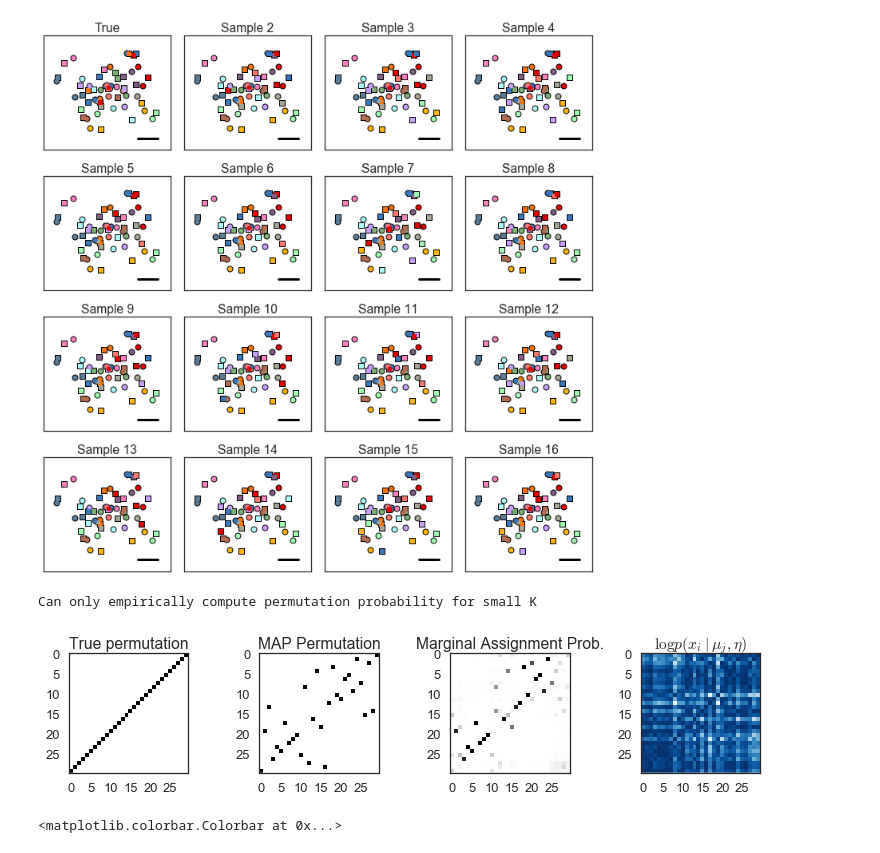
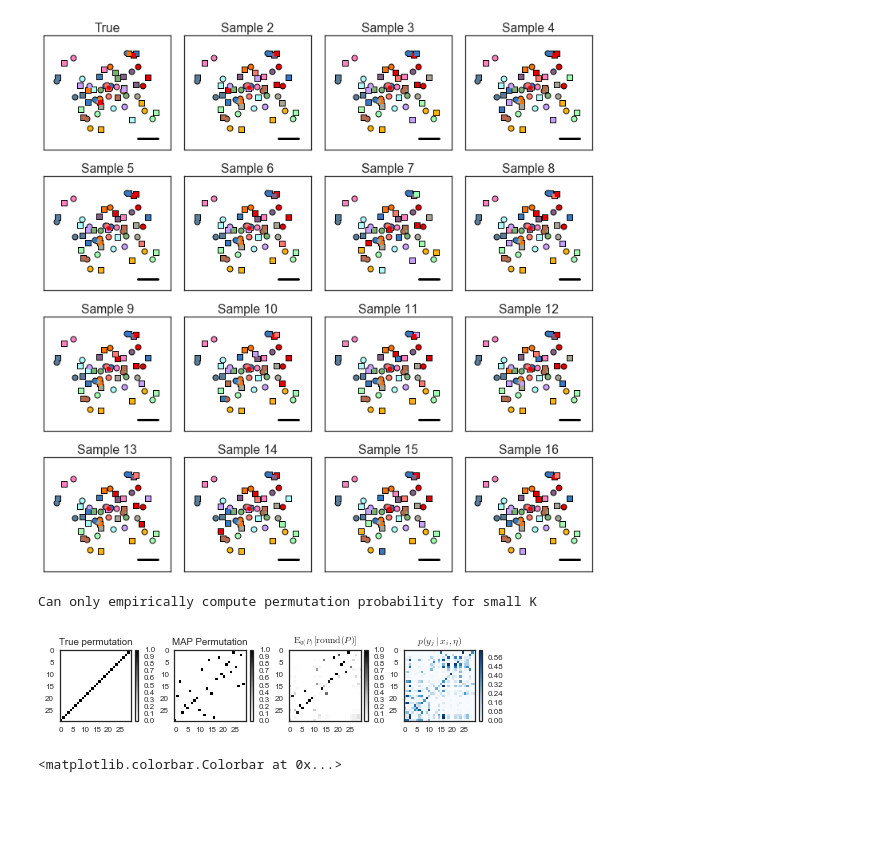
Before and after one commit to slinderman/birkhoff, a Jupyter notebook: notebooks/2017-02-14 matching experiment.ipynb, the cells around one changed output. Drawn from its saved outputs; the diff is of its cells as text; code cells hidden in the pictures; blank space fills up the shorter version.

Commit message:
a few updates to the plots

```diff
--- a/notebooks/2017-02-14 matching experiment.ipynb
+++ b/notebooks/2017-02-14 matching experiment.ipynb
@@ -27,6 +28,8 @@ color_names = ["red",
                "mint",
                "salmon"]
 colors = sns.xkcd_palette(color_names)
+sns.set_style("white")
+sns.set_context("paper")
 
 from scipy.optimize import linear_sum_assignment
 
@@ -120,7 +123,8 @@ plt.yticks([])
 score = np.zeros((K, K))
 for i in range(K):
     for j in range(K):
-        score[i,j] = -0.5 * np.sum((ys[j] - xs[i])**2) / eta**2
+#         score[i,j] = -0.5 * np.sum((ys[j] - xs[i])**2) / eta**2
+        score[i,j] = np.sum(gaussian_logp(ys[j], xs[i], eta))
 row, col = linear_sum_assignment(-score)
 P_map = np.zeros((K, K))
 P_map[row, col] = 1
@@ -314,37 +318,58 @@ Can only empirically compute permutation probability for small K
 # %%
 class_inf = np.zeros((K, K))
 
 N_sample = 1000
 for s in range(N_sample):
     Psi_sample = q_mu + npr.randn(K - 1, K - 1) * q_sigma
     B_sample = psi_to_birkhoff(logistic(Psi_sample / temperature(num_adam_iters)))
     P_sample = birkhoff_to_perm(B_sample)
     class_inf += P_sample
 
 class_inf /= float(N_sample)
 
-plt.figure()
-plt.subplot(141)
-plt.imshow(P_true, interpolation="none")
+fig = plt.figure(figsize=(6.5,2.))
+ax1 = plt.subplot(141)
+im1 = plt.imshow(P_true, interpolation="nearest")
 plt.title("True permutation")
 
-plt.subplot(142)
-plt.imshow(P_map, interpolation="none")
+divider = make_axes_locatable(ax1)
+cb1 = divider.new_horizontal(size="5%", pad=0.05)
+fig.add_axes(cb1)
+plt.colorbar(im1, cax=cb1)
+
+ax2 = plt.subplot(142)
+im2 = plt.imshow(P_map, interpolation="nearest")
 plt.title("MAP Permutation")
 
-plt.subplot(143)
-plt.imshow(class_inf, interpolation="none")
-plt.title("Marginal Assignment Prob.")
+divider = make_axes_locatable(ax2)
+cb2 = divider.new_horizontal(size="5%", pad=0.05)
+fig.add_axes(cb2)
+plt.colorbar(im2, cax=cb2)
 
-plt.subplot(144)
-plt.imshow(score, interpolation="none",cmap="Blues")
+ax3 = plt.subplot(143)
+im3 = plt.imshow(class_inf, vmin=0, vmax=1, interpolation="nearest")
+ax3.set_title("$\mathrm{E}_{q(P)}[\mathrm{round}(P)]$")
 
-plt.title("$\\log{ } p(y_j \\mid \\x_i, \\eta)$")
-# plt.colorbar()
+divider = make_axes_locatable(ax3)
+cb3 = divider.new_horizontal(size="5%", pad=0.05)
+fig.add_axes(cb3)
+plt.colorbar(im3, cax=cb3)
 
-plt.tight_layout()
+ax4 = plt.subplot(144)
+im4 = plt.imshow(np.exp(score), interpolation="nearest",cmap="Blues")
+ax4.set_title("$p(y_j \\mid x_i, \\eta)$")
+
+divider = make_axes_locatable(ax4)
+cb4 = divider.new_horizontal(size="5%", pad=0.05)
+fig.add_axes(cb4)
+plt.colorbar(im4, cax=cb4)
+
+plt.tight_layout(pad=0.5)
+
+plt.savefig("matching.pdf")
+plt.savefig("matching.png", dpi=300)
 # %% [output]
-[figure, old version]
+[figure, new version]
 # %%
 plt.figure()
 plt.subplot(121)
```
Also changed, not shown: parts of 1 cell of this notebook, 1 other file.
